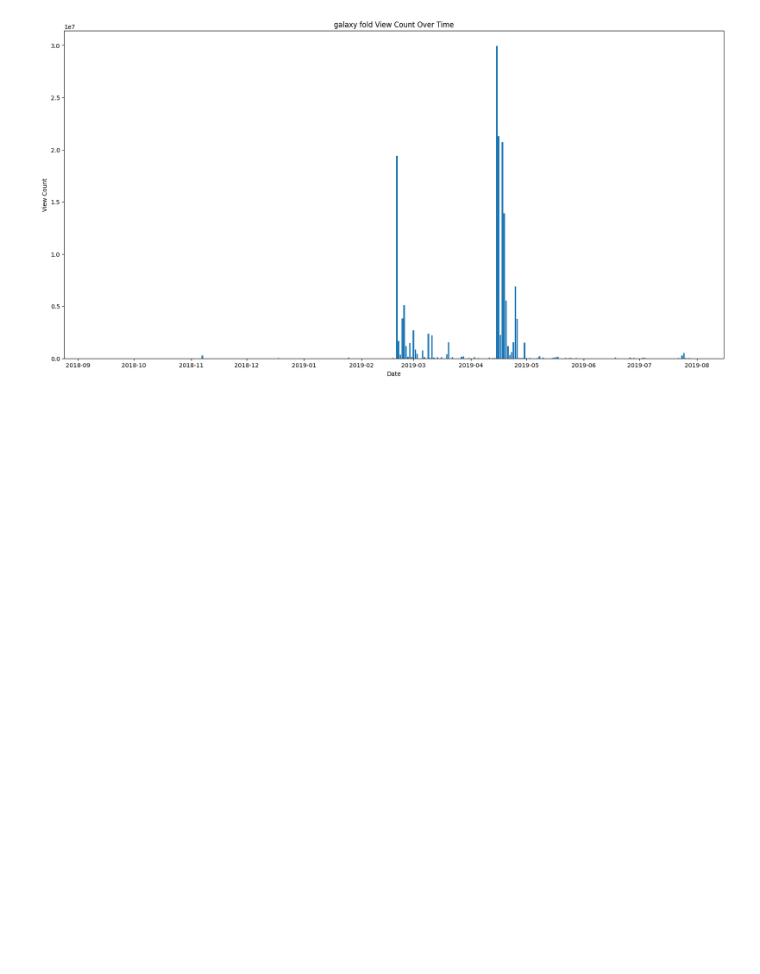
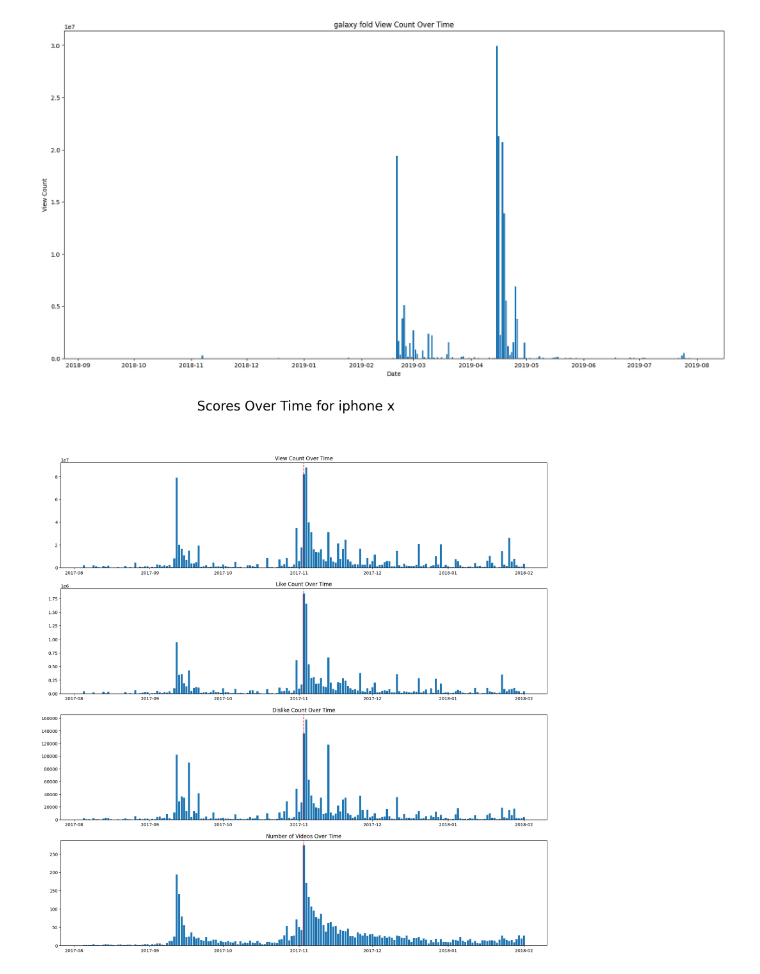
Before and after one commit to epfl-ada/ada-2023-project-datasquad2023, a Jupyter notebook: Ali.ipynb, the cells around one changed output. Drawn from its saved outputs; the diff is of its cells as text; code cells hidden in the pictures; blank space fills up the shorter version.

Commit message:
pushing functions for computing sum of views, (dis)likes and function for plotting

```diff
--- a/Ali.ipynb
+++ b/Ali.ipynb
@@ -195,0 +224,45 @@ def get_tf_idf_score(tf_idf_scores, words):
+# %%
+import matplotlib.pyplot as plt
+def plot_scores(scores_df, release_date, product_name):
+    """
+    Given a dataframe of view count, like count, dislike count and number of videos per day,
+    plots the view count, like count, dislike count and number of videos per day over time.
+    :param scores_df: dataframe of view count, like count, dislike count and number of videos per day
+    :return: None
+    """
+
+    # plot the 4 curves in 4 subplots as bar graphs and for each subplot put a vertical dotted line at the release date
+    fig, axs = plt.subplots(4, figsize=(20, 20))
+    axs[0].bar(scores_df.index, scores_df["view_count"])
+    axs[0].set_title("View Count Over Time")
+    axs[0].axvline(x=release_date, color="red", linestyle="--")
+
+    axs[1].bar(scores_df.index, scores_df["like_count"])
+    axs[1].set_title("Like Count Over Time")
+    axs[1].axvline(x=release_date, color="red", linestyle="--")
+
+    axs[2].bar(scores_df.index, scores_df["dislike_count"])
+    axs[2].set_title("Dislike Count Over Time")
+    axs[2].axvline(x=release_date, color="red", linestyle="--")
+
+    axs[3].bar(scores_df.index, scores_df["title"])
+    axs[3].set_title("Number of Videos Over Time")
+    axs[3].axvline(x=release_date, color="red", linestyle="--")
+
+    # give a big title to the entire figure
+    fig.suptitle("Scores Over Time for {product_name}".format(product_name=product_name), fontsize=30)
+    plt.show()
+# %%
+import pickle
+import pandas as pd
+import datetime
+with open('data/yt_tech_metadata.pickle', 'rb') as f:
+    items_dfs = pickle.load(f)
+# %%
+df = score_per_day(items_dfs['iphone x'], 'iphone x', datetime.datetime.strptime(RELEASE_DATES['iphone x'], '%Y-%m-%d').date())
+# %%
+# convert RELEASE_DATES['iphone x'] to datetime
+release_date = datetime.datetime.strptime(RELEASE_DATES['iphone x'], '%Y-%m-%d').date()
+plot_scores(df, release_date, 'iphone x')
+# %% [output]
+[figure, added]
```
Also changed, not shown: parts of 2 cells of this notebook.
